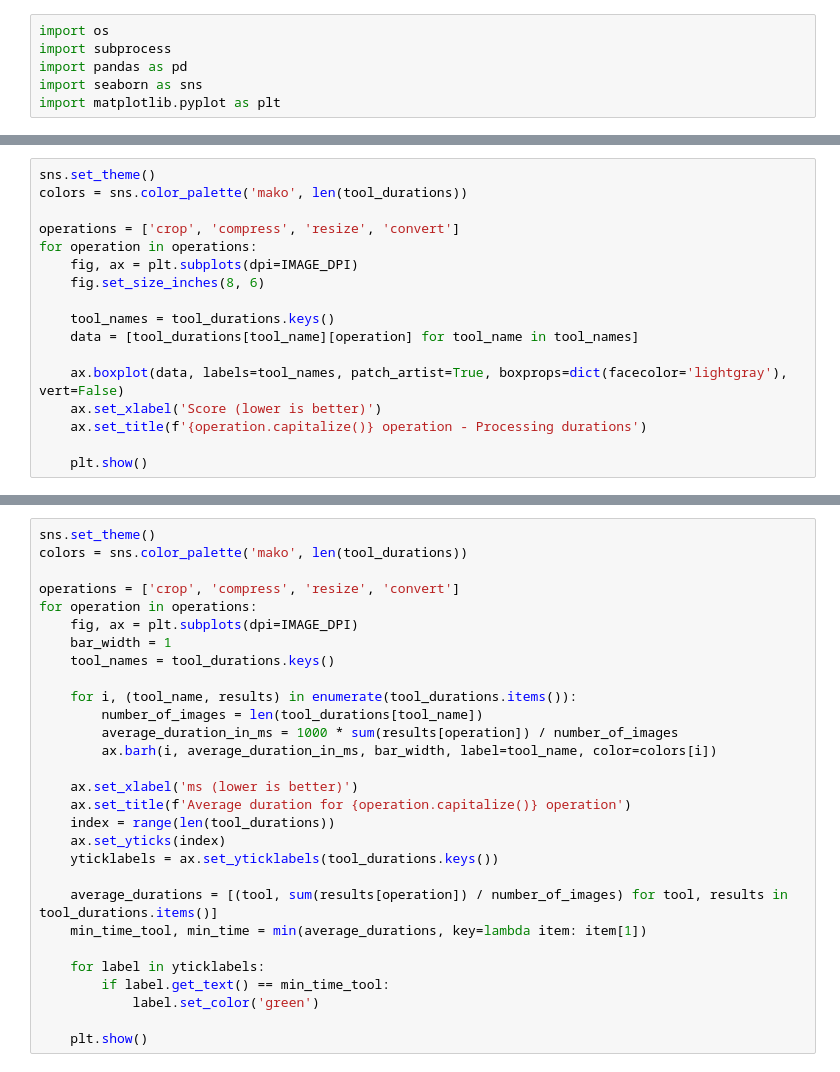
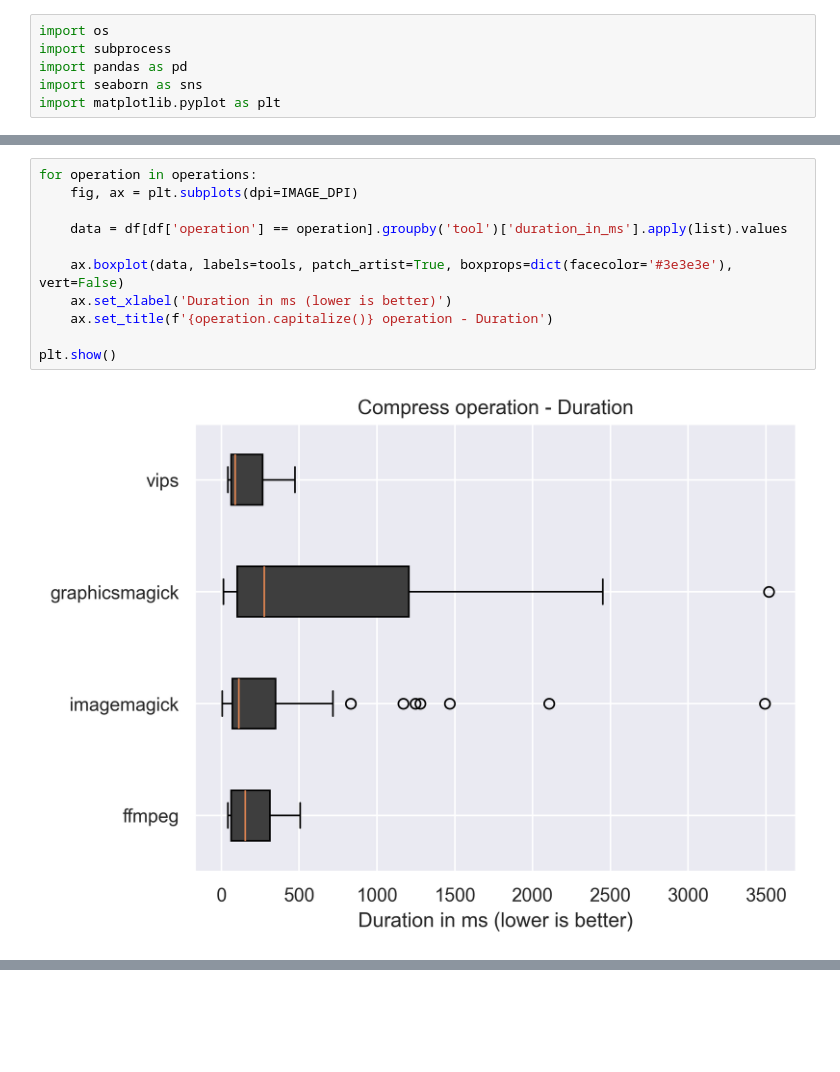
Before and after one commit to Auxority/image-optimization-benchmarks, a Jupyter notebook: visualize.ipynb, the cells around one changed output, grey strips where cells are left out. Drawn from its saved outputs; the diff is of its cells as text; blank space fills up the shorter version.

```diff
--- a/visualize.ipynb
+++ b/visualize.ipynb
@@ -93,17 +83,13 @@ for operation in operations:
 # %%
-sns.set_theme()
-colors = sns.color_palette('mako', len(tool_durations))
-
-operations = ['crop', 'compress', 'resize', 'convert']
 for operation in operations:
     fig, ax = plt.subplots(dpi=IMAGE_DPI)
-    fig.set_size_inches(8, 6)
 
-    tool_names = tool_durations.keys()
-    data = [tool_durations[tool_name][operation] for tool_name in tool_names]
+    data = df[df['operation'] == operation].groupby('tool')['duration_in_ms'].apply(list).values
 
-    ax.boxplot(data, labels=tool_names, patch_artist=True, boxprops=dict(facecolor='lightgray'), vert=False)
-    ax.set_xlabel('Score (lower is better)')
-    ax.set_title(f'{operation.capitalize()} operation - Processing durations')
+    ax.boxplot(data, labels=tools, patch_artist=True, boxprops=dict(facecolor='#3e3e3e'), vert=False)
+    ax.set_xlabel('Duration in ms (lower is better)')
+    ax.set_title(f'{operation.capitalize()} operation - Duration')
 
-    plt.show()
+plt.show()
+# %% [output]
+[figure, added]
@@ -110,29 +98,0 @@ for operation in operations:
-# %%
-sns.set_theme()
-colors = sns.color_palette('mako', len(tool_durations))
-
-operations = ['crop', 'compress', 'resize', 'convert']
-for operation in operations:
-    fig, ax = plt.subplots(dpi=IMAGE_DPI)
-    bar_width = 1
-    tool_names = tool_durations.keys()
-
-    for i, (tool_name, results) in enumerate(tool_durations.items()):
-        number_of_images = len(tool_durations[tool_name])
-        average_duration_in_ms = 1000 * sum(results[operation]) / number_of_images
-        ax.barh(i, average_duration_in_ms, bar_width, label=tool_name, color=colors[i])
-
-    ax.set_xlabel('ms (lower is better)')
-    ax.set_title(f'Average duration for {operation.capitalize()} operation')
-    index = range(len(tool_durations))
-    ax.set_yticks(index)
-    yticklabels = ax.set_yticklabels(tool_durations.keys())
-
-    average_durations = [(tool, sum(results[operation]) / number_of_images) for tool, results in tool_durations.items()]
-    min_time_tool, min_time = min(average_durations, key=lambda item: item[1])
-
-    for label in yticklabels:
-        if label.get_text() == min_time_tool:
-            label.set_color('green')
-
-    plt.show()
```
Also changed, not shown: parts of 17 cells of this notebook, 12 other files.
